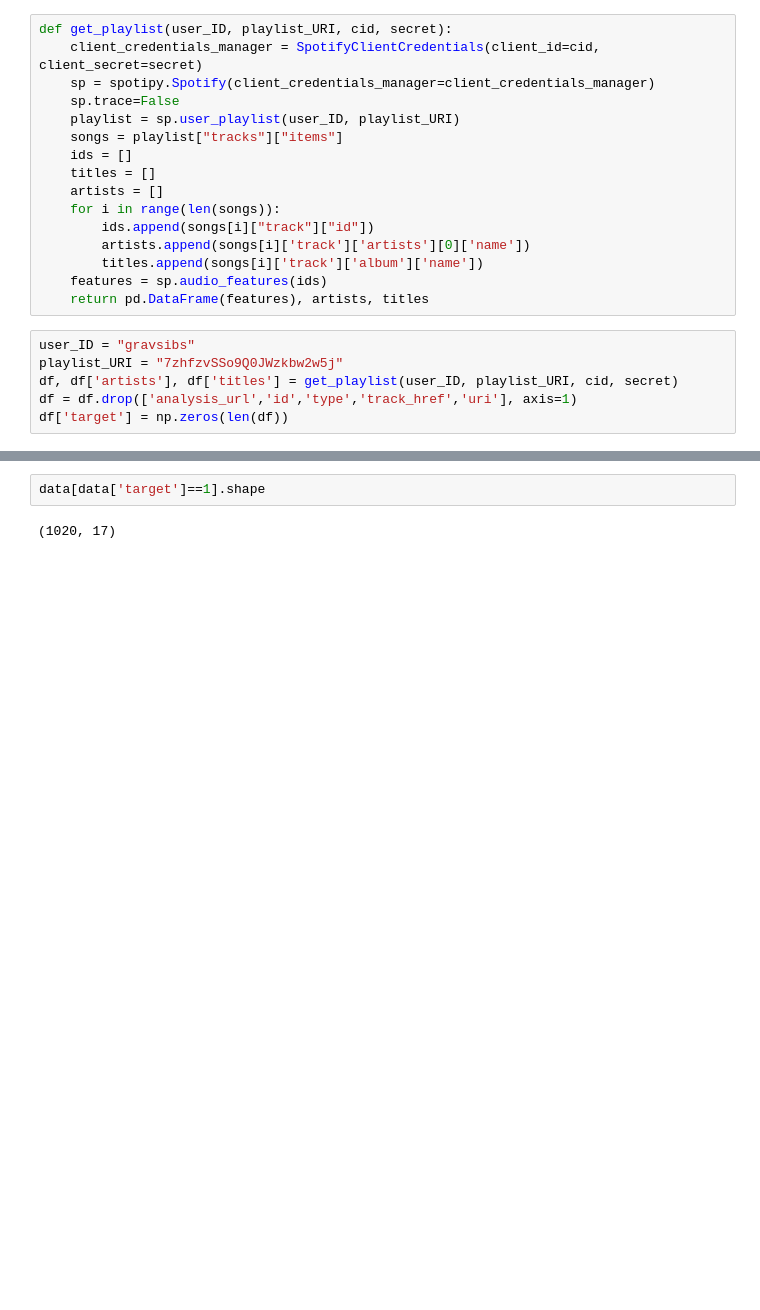
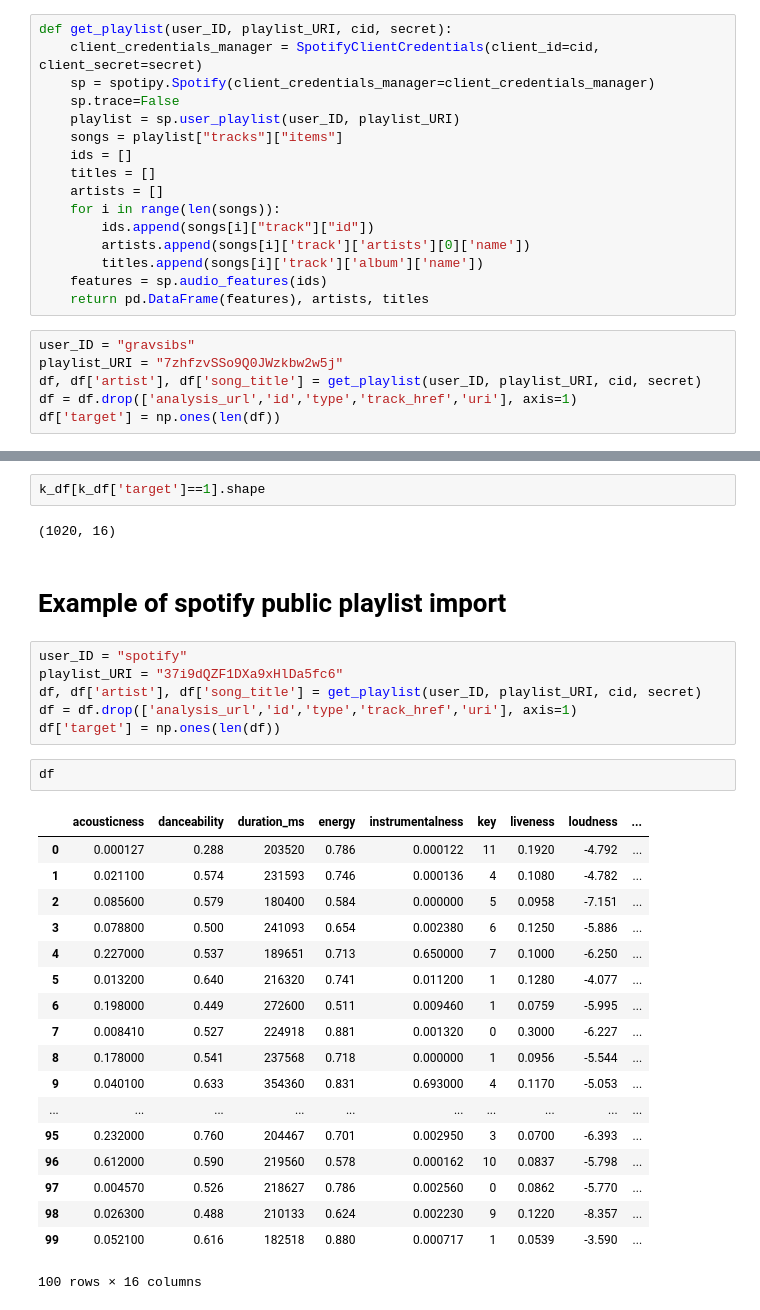
Before and after one commit to jorgen-grav/ENGS108_final_project, a Jupyter notebook: ENGS108_FinalProject.ipynb, the cells around one changed output, grey strips where cells are left out. Cells and saved outputs as stored; diff of their text form; blank space fills up the shorter version.

```diff
--- a/ENGS108_FinalProject.ipynb
+++ b/ENGS108_FinalProject.ipynb
@@ -33,8 +37,8 @@ def get_playlist(user_ID, playlist_URI, cid, secret):
 # %%
 user_ID = "gravsibs"
 playlist_URI = "7zhfzvSSo9Q0JWzkbw2w5j"
-df, df['artists'], df['titles'] = get_playlist(user_ID, playlist_URI, cid, secret)
+df, df['artist'], df['song_title'] = get_playlist(user_ID, playlist_URI, cid, secret)
 df = df.drop(['analysis_url','id','type','track_href','uri'], axis=1)
-df['target'] = np.zeros(len(df))
+df['target'] = np.ones(len(df))
 # %%
 df
@@ -57,4 +75,33 @@ data.head(10)
 # %%
-data[data['target']==1].shape
+k_df[k_df['target']==1].shape
 # %% [output]
-(1020, 17)
+(1020, 16)
+# %% [markdown]
+# Example of spotify public playlist import
+# %%
+user_ID = "spotify"
+playlist_URI = "37i9dQZF1DXa9xHlDa5fc6"
+df, df['artist'], df['song_title'] = get_playlist(user_ID, playlist_URI, cid, secret)
+df = df.drop(['analysis_url','id','type','track_href','uri'], axis=1)
+df['target'] = np.ones(len(df))
+# %%
+df
+# %% [output]
+|  | acousticness | danceability | duration_ms | energy | instrumentalness | key | liveness | loudness | ... |
+| 0 | 0.000127 | 0.288 | 203520 | 0.786 | 0.000122 | 11 | 0.1920 | -4.792 | ... |
+| 1 | 0.021100 | 0.574 | 231593 | 0.746 | 0.000136 | 4 | 0.1080 | -4.782 | ... |
+| 2 | 0.085600 | 0.579 | 180400 | 0.584 | 0.000000 | 5 | 0.0958 | -7.151 | ... |
+| 3 | 0.078800 | 0.500 | 241093 | 0.654 | 0.002380 | 6 | 0.1250 | -5.886 | ... |
+| 4 | 0.227000 | 0.537 | 189651 | 0.713 | 0.650000 | 7 | 0.1000 | -6.250 | ... |
+| 5 | 0.013200 | 0.640 | 216320 | 0.741 | 0.011200 | 1 | 0.1280 | -4.077 | ... |
+| 6 | 0.198000 | 0.449 | 272600 | 0.511 | 0.009460 | 1 | 0.0759 | -5.995 | ... |
+| 7 | 0.008410 | 0.527 | 224918 | 0.881 | 0.001320 | 0 | 0.3000 | -6.227 | ... |
+| 8 | 0.178000 | 0.541 | 237568 | 0.718 | 0.000000 | 1 | 0.0956 | -5.544 | ... |
+| 9 | 0.040100 | 0.633 | 354360 | 0.831 | 0.693000 | 4 | 0.1170 | -5.053 | ... |
+| ... | ... | ... | ... | ... | ... | ... | ... | ... | ... |
+| 95 | 0.232000 | 0.760 | 204467 | 0.701 | 0.002950 | 3 | 0.0700 | -6.393 | ... |
+| 96 | 0.612000 | 0.590 | 219560 | 0.578 | 0.000162 | 10 | 0.0837 | -5.798 | ... |
+| 97 | 0.004570 | 0.526 | 218627 | 0.786 | 0.002560 | 0 | 0.0862 | -5.770 | ... |
+| 98 | 0.026300 | 0.488 | 210133 | 0.624 | 0.002230 | 9 | 0.1220 | -8.357 | ... |
+| 99 | 0.052100 | 0.616 | 182518 | 0.880 | 0.000717 | 1 | 0.0539 | -3.590 | ... |
+100 rows × 16 columns
```
Also changed, not shown: parts of 19 cells of this notebook.
